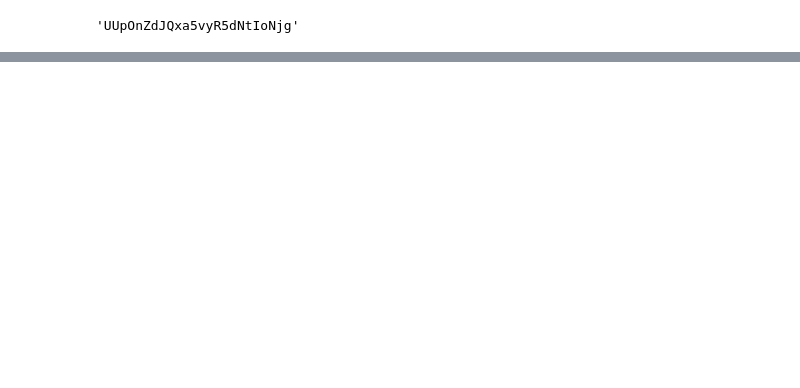
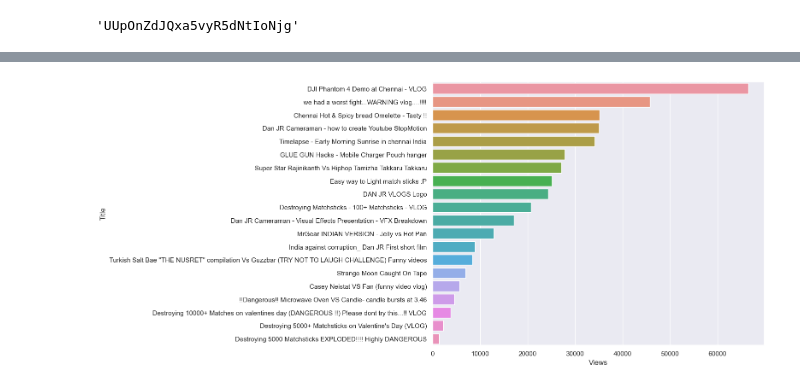
Before and after one commit to Karthick823/DataScience, a Jupyter notebook: YT_Harvesting.ipynb, the cells around one changed output, grey strips where cells are left out. Cells and saved outputs as stored; diff of their text form; code cells hidden in the pictures; blank space fills up the shorter version.

```diff
--- a/YT_Harvesting.ipynb
+++ b/YT_Harvesting.ipynb
@@ -203,0 +225,5 @@ vid_ids
+# %%
+vid_data=get_video_details(youtube, vid_ids)
+# %%
+vido_de = pd.DataFrame(vid_data)
+vido_de
@@ -203,0 +248,6 @@ vid_ids
+# %%
+vido_de['Published_date'] = pd.to_datetime(vido_de['Published_date']).dt.date
+vido_de['Views'] = pd.to_numeric(vido_de['Views'])
+vido_de['Comments'] = pd.to_numeric(vido_de['Comments'])
+vido_de['Likes'] = pd.to_numeric(vido_de['Likes'])
+vido_de
@@ -203,0 +272,3 @@ vid_ids
+# %%
+mostViews = vido_de.sort_values(by='Views', ascending=False)
+mostViews
@@ -203,0 +293,4 @@ vid_ids
+# %%
+chartBar = sns.barplot(x='Views', y='Title', data=mostViews)
+# %% [output]
+[figure, added]
```
Also changed, not shown: parts of 12 cells of this notebook, 3 other files.
